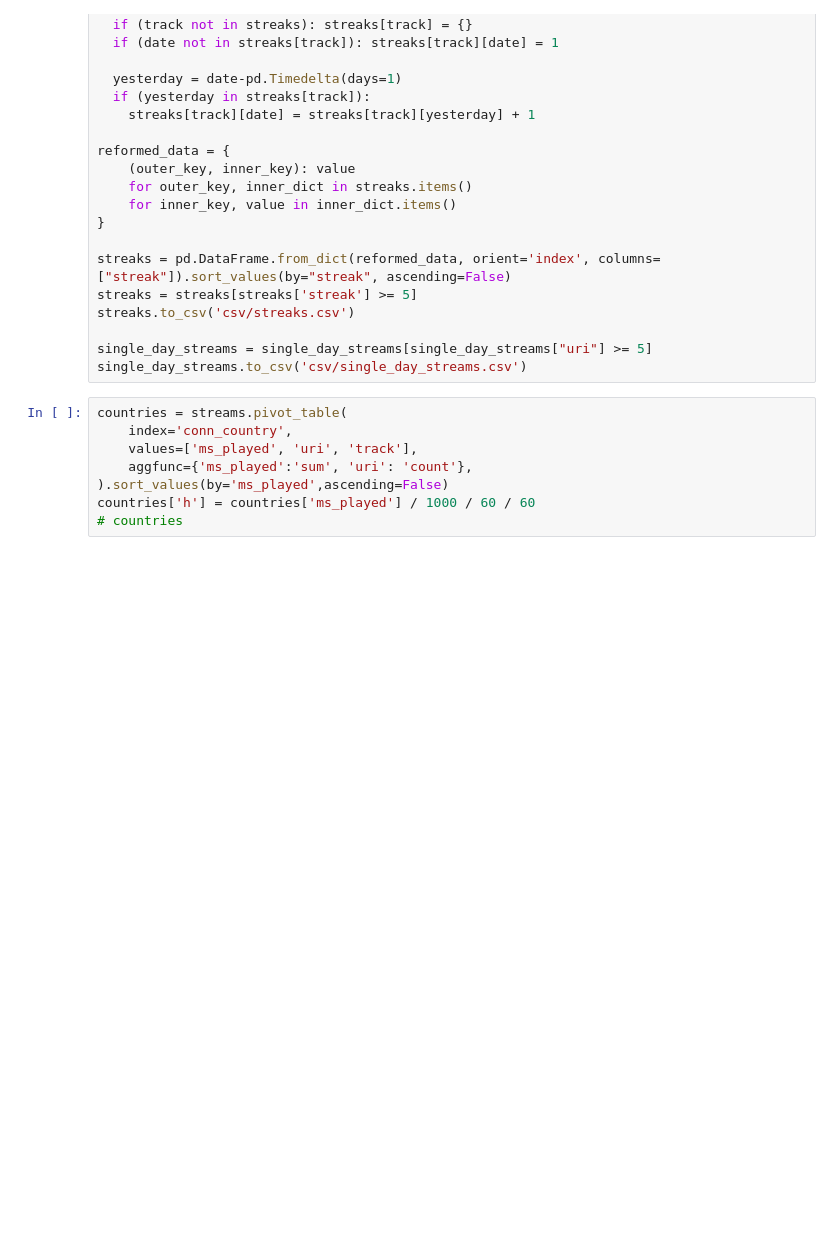
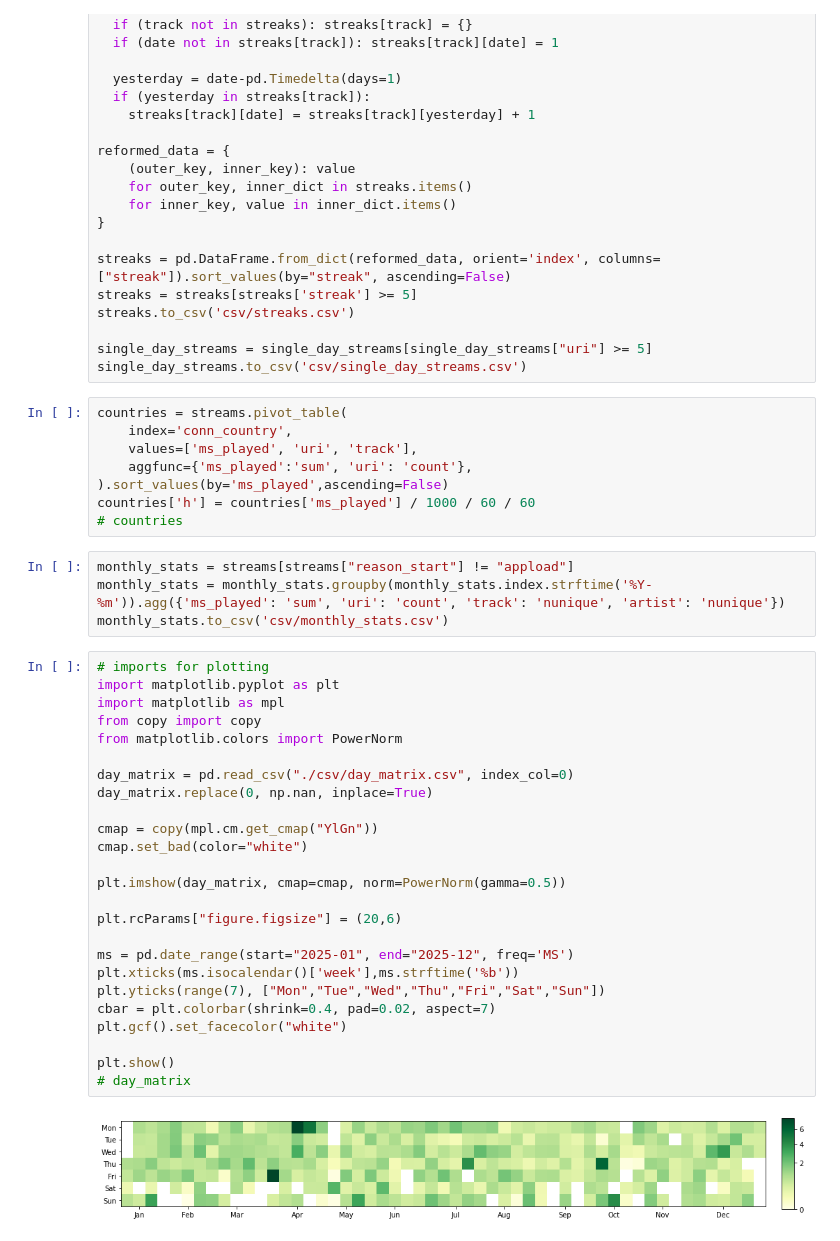
Before and after one commit to zakwht/spotify, a Jupyter notebook: test.ipynb, the cells around one changed output. Drawn from its saved outputs; the diff is of its cells as text; blank space fills up the shorter version.

```diff
--- a/test.ipynb
+++ b/test.ipynb
@@ -193,3 +193,34 @@ countries = streams.pivot_table(
 ).sort_values(by='ms_played',ascending=False)
 countries['h'] = countries['ms_played'] / 1000 / 60 / 60
 # countries
+# %%
+monthly_stats = streams[streams["reason_start"] != "appload"]
+monthly_stats = monthly_stats.groupby(monthly_stats.index.strftime('%Y-%m')).agg({'ms_played': 'sum', 'uri': 'count', 'track': 'nunique', 'artist': 'nunique'})
+monthly_stats.to_csv('csv/monthly_stats.csv')
+# %%
+# imports for plotting
+import matplotlib.pyplot as plt
+import matplotlib as mpl
+from copy import copy
+from matplotlib.colors import PowerNorm
+
+day_matrix = pd.read_csv("./csv/day_matrix.csv", index_col=0)
+day_matrix.replace(0, np.nan, inplace=True)
+
+cmap = copy(mpl.cm.get_cmap("YlGn"))
+cmap.set_bad(color="white")
+
+plt.imshow(day_matrix, cmap=cmap, norm=PowerNorm(gamma=0.5))
+
+plt.rcParams["figure.figsize"] = (20,6)
+
+ms = pd.date_range(start="2025-01", end="2025-12", freq='MS')
+plt.xticks(ms.isocalendar()['week'],ms.strftime('%b'))
+plt.yticks(range(7), ["Mon","Tue","Wed","Thu","Fri","Sat","Sun"])
+cbar = plt.colorbar(shrink=0.4, pad=0.02, aspect=7)
+plt.gcf().set_facecolor("white")
+
+plt.show()
+# day_matrix
+# %% [output]
+[figure, added]
```
Also changed, not shown: parts of 6 cells of this notebook.
